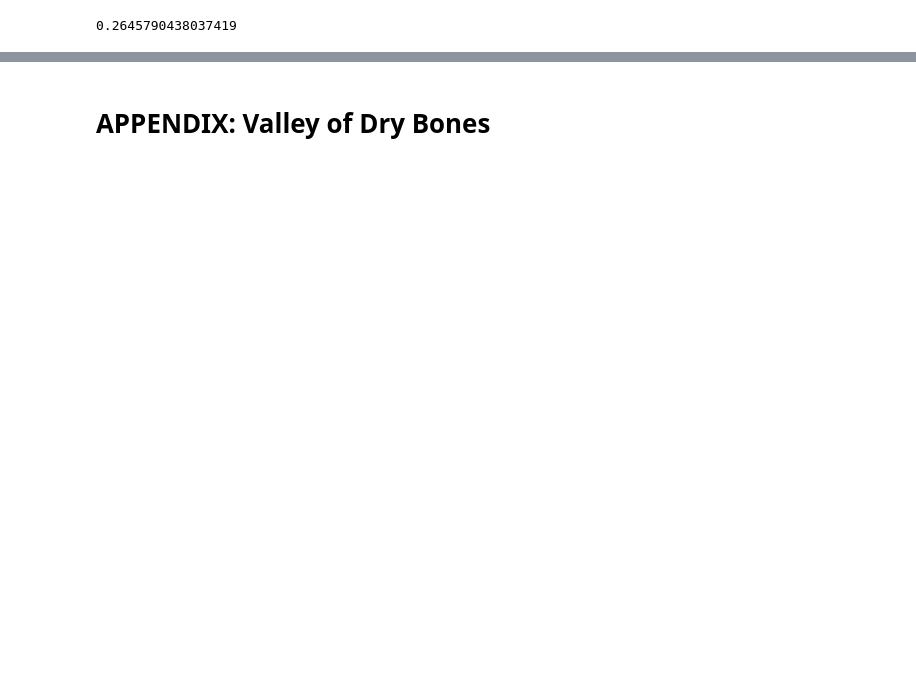
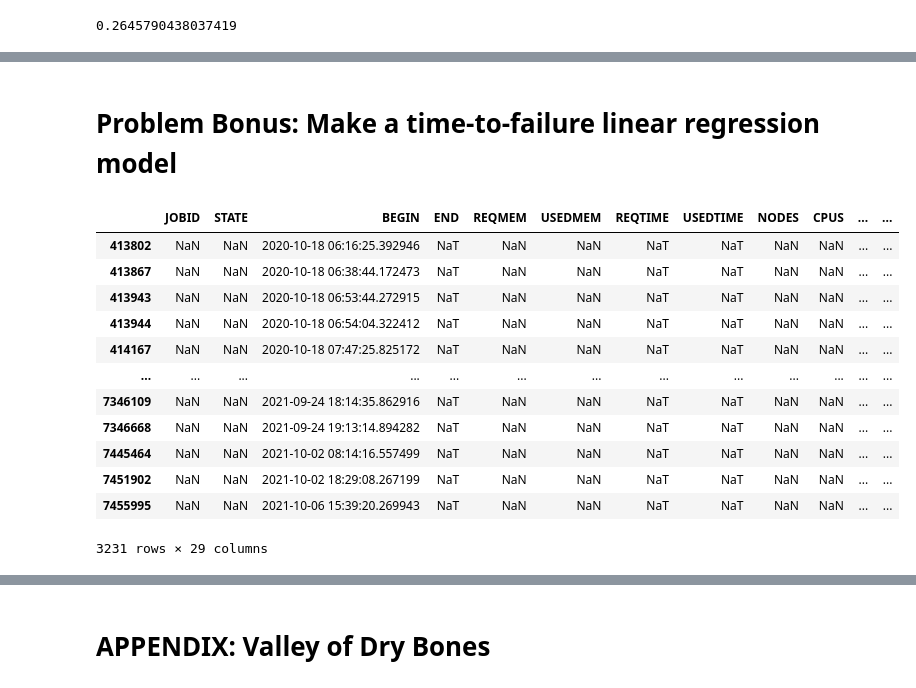
Before and after one commit to jrioross/accre-data-nerds, a Jupyter notebook: notebooks/jrr_03_model_refined.ipynb, the cells around one changed output, grey strips where cells are left out. Saved outputs shown, nothing was run; the diff lists cells and outputs as text; code cells hidden in the pictures; blank space fills up the shorter version.

```diff
--- a/notebooks/jrr_03_model_refined.ipynb
+++ b/notebooks/jrr_03_model_refined.ipynb
@@ -401,0 +532,25 @@ logreg_unresponsive_roll.fittedvalues.max()
+# %% [markdown]
+# Problem Bonus: Make a time-to-failure linear regression model
+# %%
+counter = 0
+previous_unresponsive_check = False
+def failure_predictor_groups(x):
+    """Use a counter to group values leading up to a failure."""
+    global counter
+    global previous_unresponsive_check
+    if pd.isna(x):
+        x = False
+    else:
+        pass
+    if (x == False) & (previous_unresponsive_check == True):
+        counter += 1
+    else:
+        pass
+    entry = counter
+    previous_unresponsive_check = x
+    return entry
+# %%
+slurm_JOBSRUNNING = rollmodel_df(x = testing,
+                                         dt_col = 'BEGIN',
+                                         jobs_running = True,
+                                         filter_jobs = False)
@@ -401,0 +561,16 @@ logreg_unresponsive_roll.fittedvalues.max()
+# %%
+slurm_JOBSRUNNING[slurm_JOBSRUNNING['UNRESPONSIVE']]
+# %% [output]
+|  | JOBID | STATE | BEGIN | END | REQMEM | USEDMEM | REQTIME | USEDTIME | NODES | CPUS | ... | ... |
+| 413802 | NaN | NaN | 2020-10-18 06:16:25.392946 | NaT | NaN | NaN | NaT | NaT | NaN | NaN | ... | ... |
+| 413867 | NaN | NaN | 2020-10-18 06:38:44.172473 | NaT | NaN | NaN | NaT | NaT | NaN | NaN | ... | ... |
+| 413943 | NaN | NaN | 2020-10-18 06:53:44.272915 | NaT | NaN | NaN | NaT | NaT | NaN | NaN | ... | ... |
+| 413944 | NaN | NaN | 2020-10-18 06:54:04.322412 | NaT | NaN | NaN | NaT | NaT | NaN | NaN | ... | ... |
+| 414167 | NaN | NaN | 2020-10-18 07:47:25.825172 | NaT | NaN | NaN | NaT | NaT | NaN | NaN | ... | ... |
+| ... | ... | ... | ... | ... | ... | ... | ... | ... | ... | ... | ... | ... |
+| 7346109 | NaN | NaN | 2021-09-24 18:14:35.862916 | NaT | NaN | NaN | NaT | NaT | NaN | NaN | ... | ... |
+| 7346668 | NaN | NaN | 2021-09-24 19:13:14.894282 | NaT | NaN | NaN | NaT | NaT | NaN | NaN | ... | ... |
+| 7445464 | NaN | NaN | 2021-10-02 08:14:16.557499 | NaT | NaN | NaN | NaT | NaT | NaN | NaN | ... | ... |
+| 7451902 | NaN | NaN | 2021-10-02 18:29:08.267199 | NaT | NaN | NaN | NaT | NaT | NaN | NaN | ... | ... |
+| 7455995 | NaN | NaN | 2021-10-06 15:39:20.269943 | NaT | NaN | NaN | NaT | NaT | NaN | NaN | ... | ... |
+3231 rows × 29 columns
```
Also changed, not shown: parts of 59 cells of this notebook, 1 other file.
